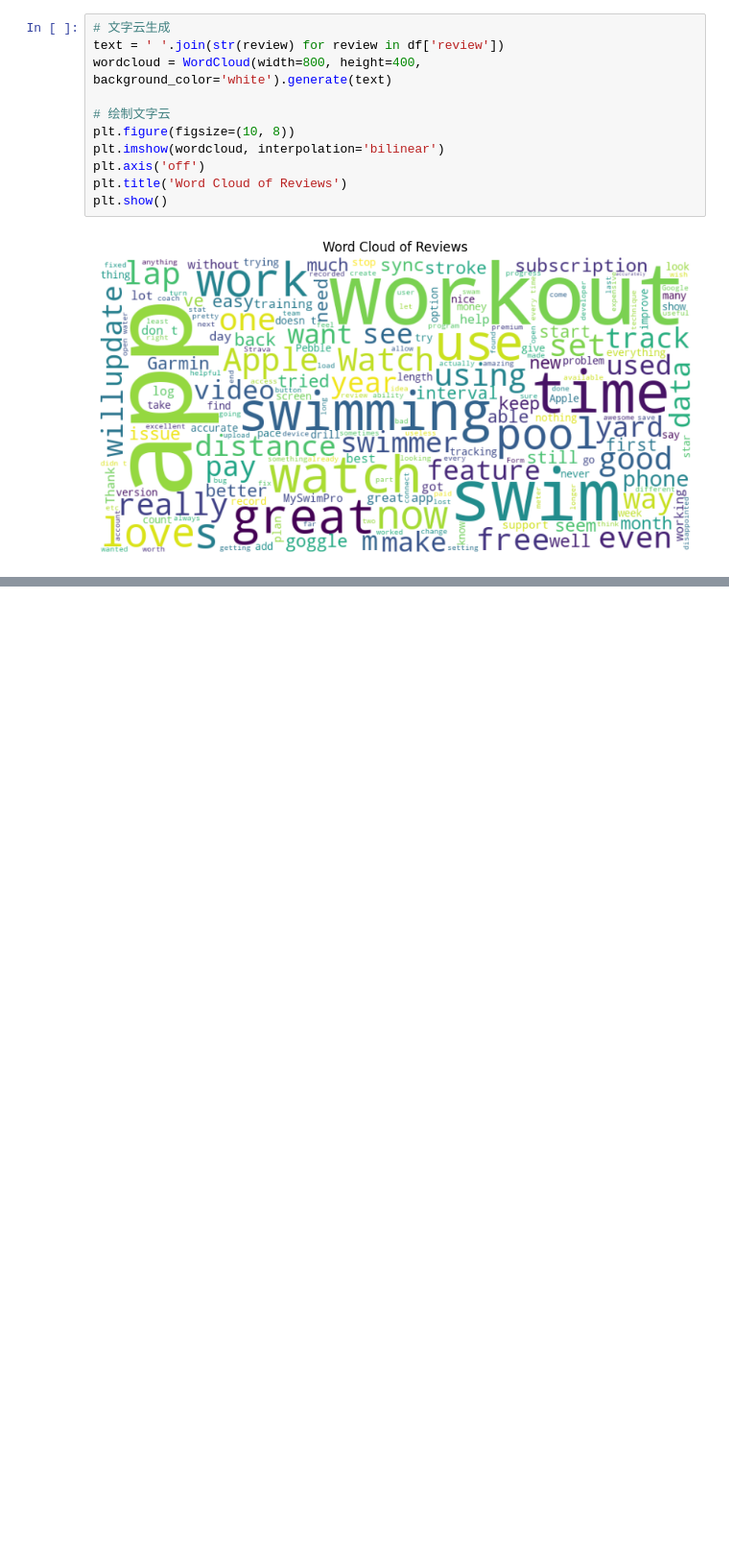
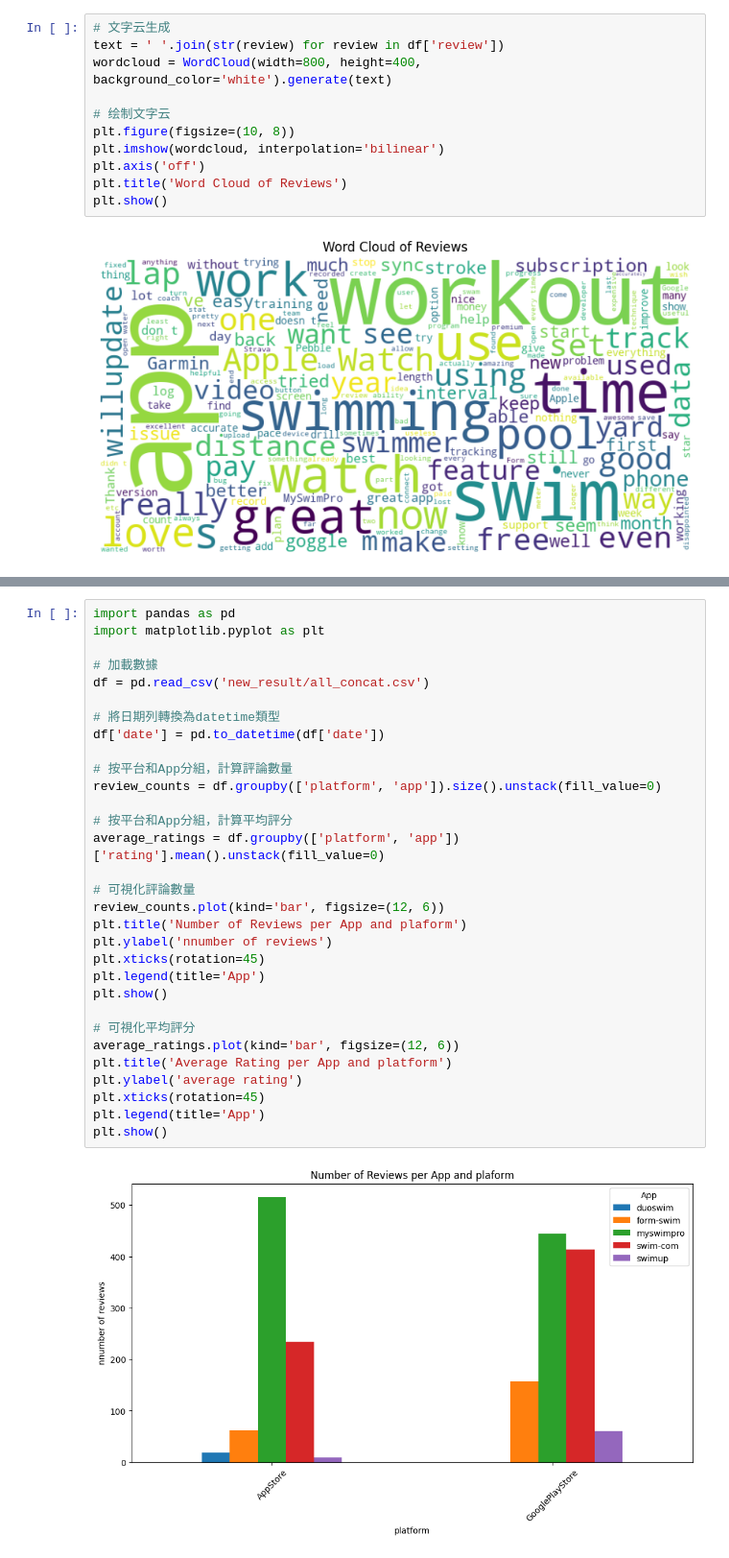
Before and after one commit to momonong/swim-apps-reviews-analysis, a Jupyter notebook: data_mining/da.ipynb, the cells around one changed output, grey strips where cells are left out. Shown: that part at 96% size. Drawn from its saved outputs; the diff is of its cells as text; blank space fills up the shorter version.

```diff
--- a/data_mining/da.ipynb
+++ b/data_mining/da.ipynb
@@ -120,0 +171,33 @@ plt.show()
+# %%
+import pandas as pd
+import matplotlib.pyplot as plt
+
+# 加載數據
+df = pd.read_csv('new_result/all_concat.csv')
+
+# 將日期列轉換為datetime類型
+df['date'] = pd.to_datetime(df['date'])
+
+# 按平台和App分組，計算評論數量
+review_counts = df.groupby(['platform', 'app']).size().unstack(fill_value=0)
+
+# 按平台和App分組，計算平均評分
+average_ratings = df.groupby(['platform', 'app'])['rating'].mean().unstack(fill_value=0)
+
+# 可視化評論數量
+review_counts.plot(kind='bar', figsize=(12, 6))
+plt.title('Number of Reviews per App and plaform')
+plt.ylabel('nnumber of reviews')
+plt.xticks(rotation=45)
+plt.legend(title='App')
+plt.show()
+
+# 可視化平均評分
+average_ratings.plot(kind='bar', figsize=(12, 6))
+plt.title('Average Rating per App and platform')
+plt.ylabel('average rating')
+plt.xticks(rotation=45)
+plt.legend(title='App')
+plt.show()
+# %% [output]
+[figure, added]
```
Also changed, not shown: parts of 3 cells of this notebook, 1 other file.
